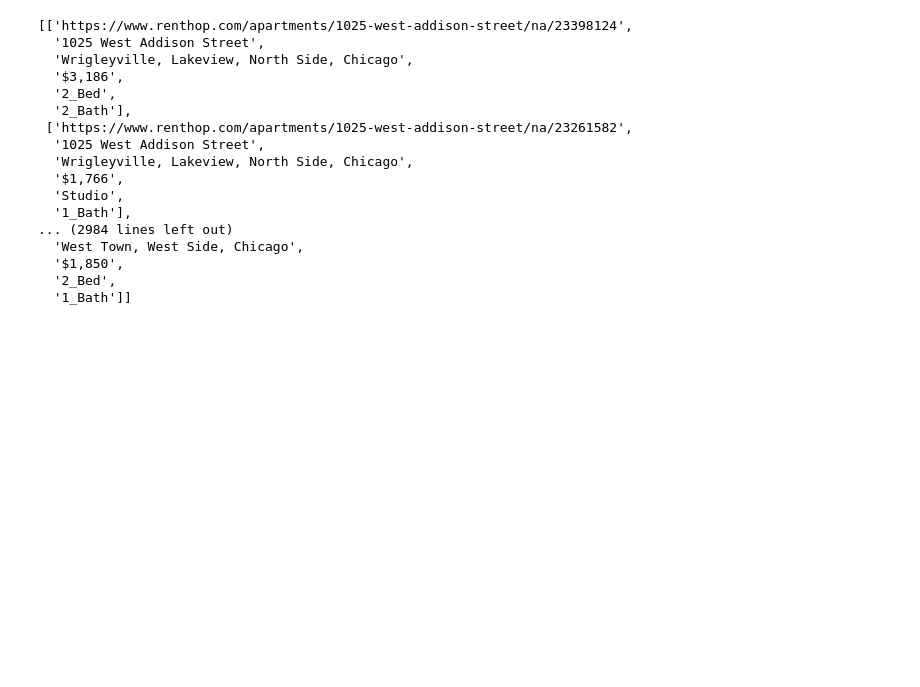
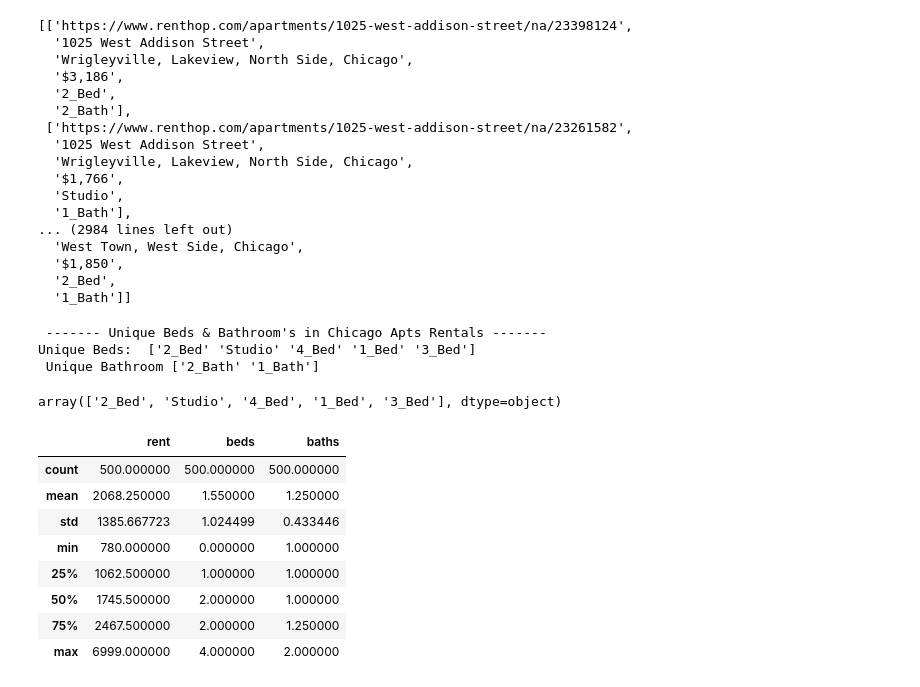
Before and after one commit to CyborgVillager/Python_Machine_Learning, a Jupyter notebook: python_machine_learning/py_chap2/mach_find_apts.ipynb, the cells around one changed output. Drawn from its saved outputs; the diff is of its cells as text; code cells hidden in the pictures; blank space fills up the shorter version.

```diff
--- a/python_machine_learning/py_chap2/mach_find_apts.ipynb
+++ b/python_machine_learning/py_chap2/mach_find_apts.ipynb
@@ -230,3 +230,32 @@ all_pages_parsed
   '$1,850',
   '2_Bed',
   '1_Bath']]
+# %%
+print(' ------- Unique Beds & Bathroom\'s in Chicago Apts Rentals -------')
+print('Unique Beds: ',df['beds'].unique(), '\n',
+        'Unique Bathroom', df['baths'].unique() )
+# %% [output]
+ ------- Unique Beds & Bathroom's in Chicago Apts Rentals -------
+Unique Beds:  ['2_Bed' 'Studio' '4_Bed' '1_Bed' '3_Bed']
+ Unique Bathroom ['2_Bath' '1_Bath']
+# %%
+# Ensures that the results wont have a begin _ just show the #/info 1st
+df['beds'] = df['beds'].map(lambda x: x[1:] if x.startswith('_') else x)
+df['baths'] = df['baths'].map(lambda x: x[1:] if x.startswith('_') else x)
+# %% [output]
+array(['2_Bed', 'Studio', '4_Bed', '1_Bed', '3_Bed'], dtype=object)
+# %%
+# df.describe() aquires desc info to get better data on
+# what the user is searching for
+df.describe()
+# obtaining the metrics on avg bed/baths , max rent , etc
+# %% [output]
+|  | rent | beds | baths |
+| count | 500.000000 | 500.000000 | 500.000000 |
+| mean | 2068.250000 | 1.550000 | 1.250000 |
+| std | 1385.667723 | 1.024499 | 0.433446 |
+| min | 780.000000 | 0.000000 | 1.000000 |
+| 25% | 1062.500000 | 1.000000 | 1.000000 |
+| 50% | 1745.500000 | 2.000000 | 1.000000 |
+| 75% | 2467.500000 | 2.000000 | 1.250000 |
+| max | 6999.000000 | 4.000000 | 2.000000 |
```
Also changed, not shown: parts of 2 cells of this notebook, 1 other file.
